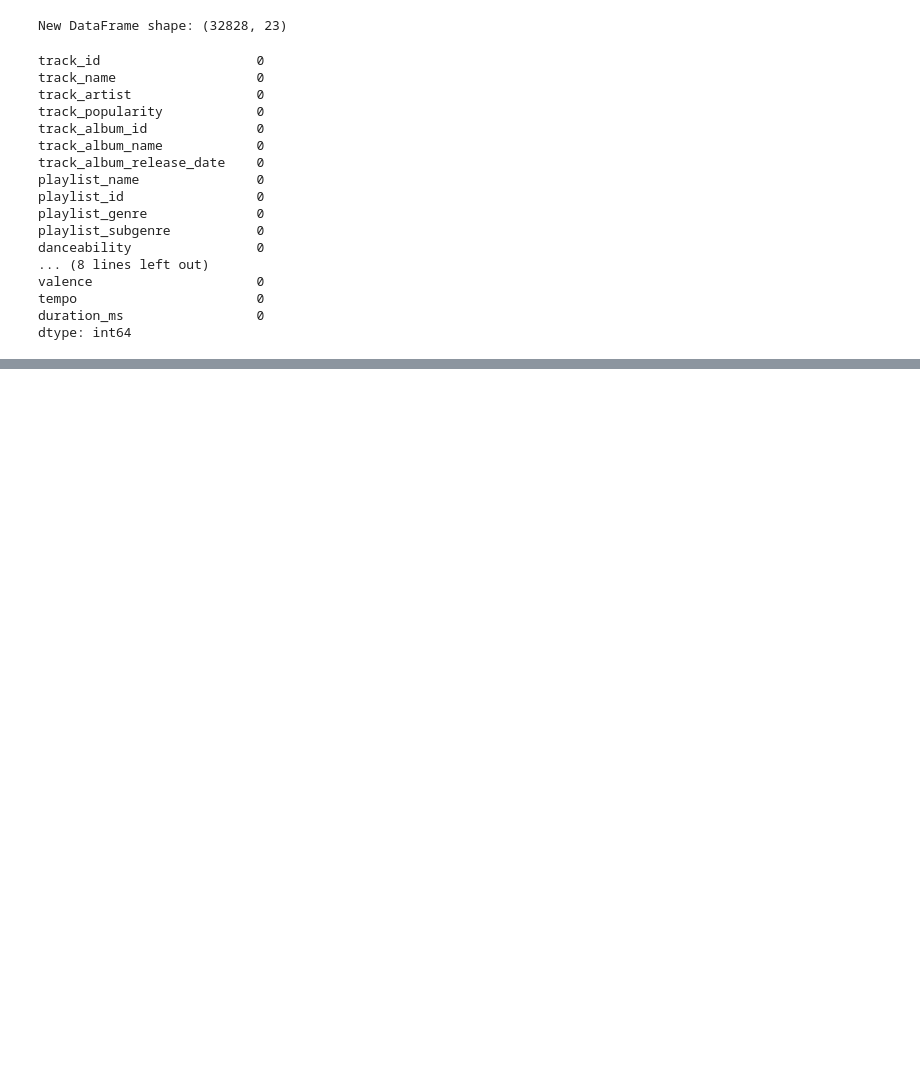
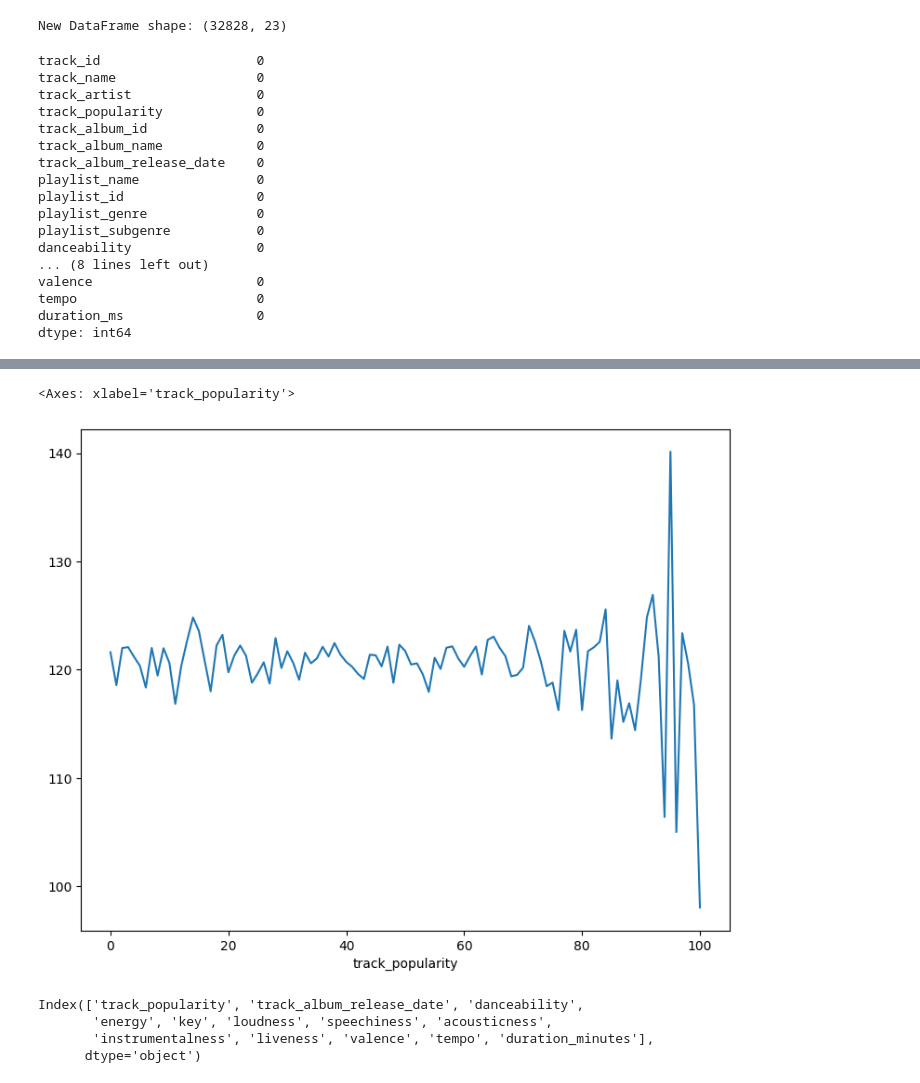
Before and after one commit to riwanahas/runreco, a Jupyter notebook: spotify_reco/models/spotify_reco_model_1.ipynb, the cells around one changed output, grey strips where cells are left out. Cells and saved outputs as stored; diff of their text form; code cells hidden in the pictures; blank space fills up the shorter version.

```diff
--- a/spotify_reco/models/spotify_reco_model_1.ipynb
+++ b/spotify_reco/models/spotify_reco_model_1.ipynb
@@ -106,0 +141,8 @@ Name: tempo, dtype: float64
+# %%
+'''
+le_sub = LabelEncoder()
+df['playlist_subgenre'] = le_sub.fit_transform(df['playlist_subgenre'])
+le_sub_mapping = dict(zip(le_sub.classes_, le_sub.transform(le_sub.classes_)))
+print("Label Encoding mapping:")
+print(le_sub_mapping)
+'''
@@ -106,0 +220,14 @@ Name: tempo, dtype: float64
+# %%
+df.groupby('track_popularity')['tempo'].mean().plot(kind='line', figsize=(9, 7))
+# %% [output]
+<Axes: xlabel='track_popularity'>
+[figure, added]
+# %%
+# Select columns where the dtype is 'object'
+numeric_columns = df.loc[:, df.dtypes != 'object']
+numeric_columns.columns
+# %% [output]
+Index(['track_popularity', 'track_album_release_date', 'danceability',
+       'energy', 'key', 'loudness', 'speechiness', 'acousticness',
+       'instrumentalness', 'liveness', 'valence', 'tempo', 'duration_minutes'],
+      dtype='object')
```
Also changed, not shown: parts of 20 cells of this notebook.
